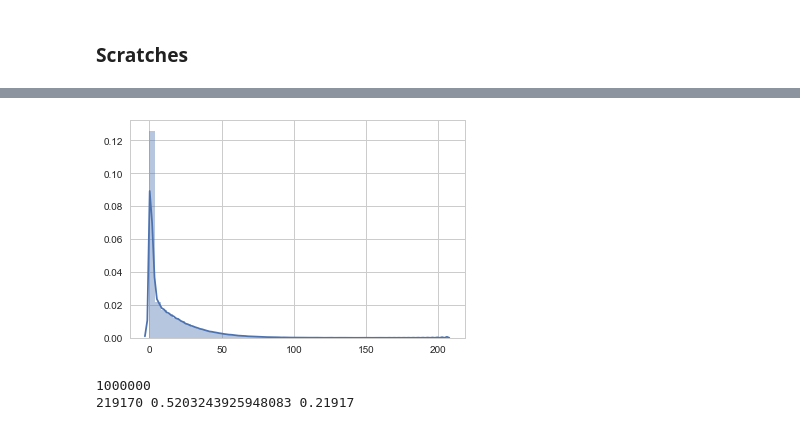
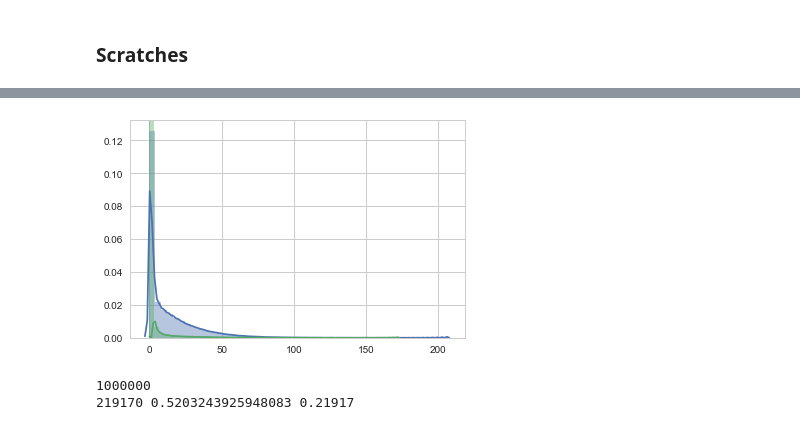
Before and after one commit to almaslov/idao2019, a Jupyter notebook: 08_data_cleaning.ipynb, the cells around one changed output, grey strips where cells are left out. Cells and saved outputs as stored; diff of their text form; code cells hidden in the pictures.

Commit message:
add DLL, add feature_importance, add cosines

```diff
--- a/08_data_cleaning.ipynb
+++ b/08_data_cleaning.ipynb
@@ -148,32 +160,3 @@ display(df_scores.describe())
-# %%
-import numpy as np
-from common import xy_cols, exy_cols, dx_cols, dy_cols, edxy_cols, N_STATIONS
-
-err_cols = ['ErrMSE']
-
-nerr_x_cols = ['NErr_X[%i]' % i for i in range(N_STATIONS)]
-nerr_y_cols = ['NErr_Y[%i]' % i for i in range(N_STATIONS)]
-nerr_xy_cols = nerr_x_cols + nerr_y_cols
-
-
-def add_mse(data, features):
-    dxy = (data.loc[:, xy_cols].values - data.loc[:, exy_cols].values) / data.loc[:, dx_cols + dy_cols].values / 2.
-    D = np.nanmean(dxy**2, axis=1)
-
-    data.loc[:, err_cols[0]] = D
-    features += [err_cols[0]]
-    return data
-
-def add_normed_err(data, features):
-    dxy = data.loc[:, xy_cols].values - data.loc[:, exy_cols].values
-    normed_errors = dxy / np.sqrt(data.loc[:, edxy_cols].values)
-
-    for i in range(4):
-        data.loc[:, nerr_x_cols[i]] = normed_errors[:, i]
-        data.loc[:, nerr_y_cols[i]] = normed_errors[:, i + 4]
-
-    features += nerr_xy_cols
-    return data
 # %%
 dt = sample(train, 1000000).copy()
 dt = add_mse(dt, [])
@@ -183,7 +166,7 @@ dt = add_normed_err(dt, [])
 dts = [d[err_cols[0]] for d in split_classes(dt)]
 for i in range(2):
     d = dts[i]
-    dts[i] = d #d[d < d.quantile(.9)]
+    dts[i] = d #d[d < 15]
 
 dt0 = dts[0].values
 dt1 = dts[1].values
@@ -193,5 +176,5 @@ display(sts.describe(dt1))
 with warnings.catch_warnings():
     warnings.filterwarnings('ignore')
     _ = sns.distplot(dt0)
-#     _ = sns.distplot(dt1)
+    _ = sns.distplot(dt1)
 # %% [output]
@@ -200,4 +183,4 @@ DescribeResult(nobs=578782, minmax=(0.0020017507, 172.73096), mean=1.7382255, va
-[figure, old version]
+[figure, new version]
 # %%
 dl0, dl1 = split_classes(dt)
 def plot_stats(x, y, z):
```
Also changed, not shown: parts of 7 cells of this notebook, 7 other files.
